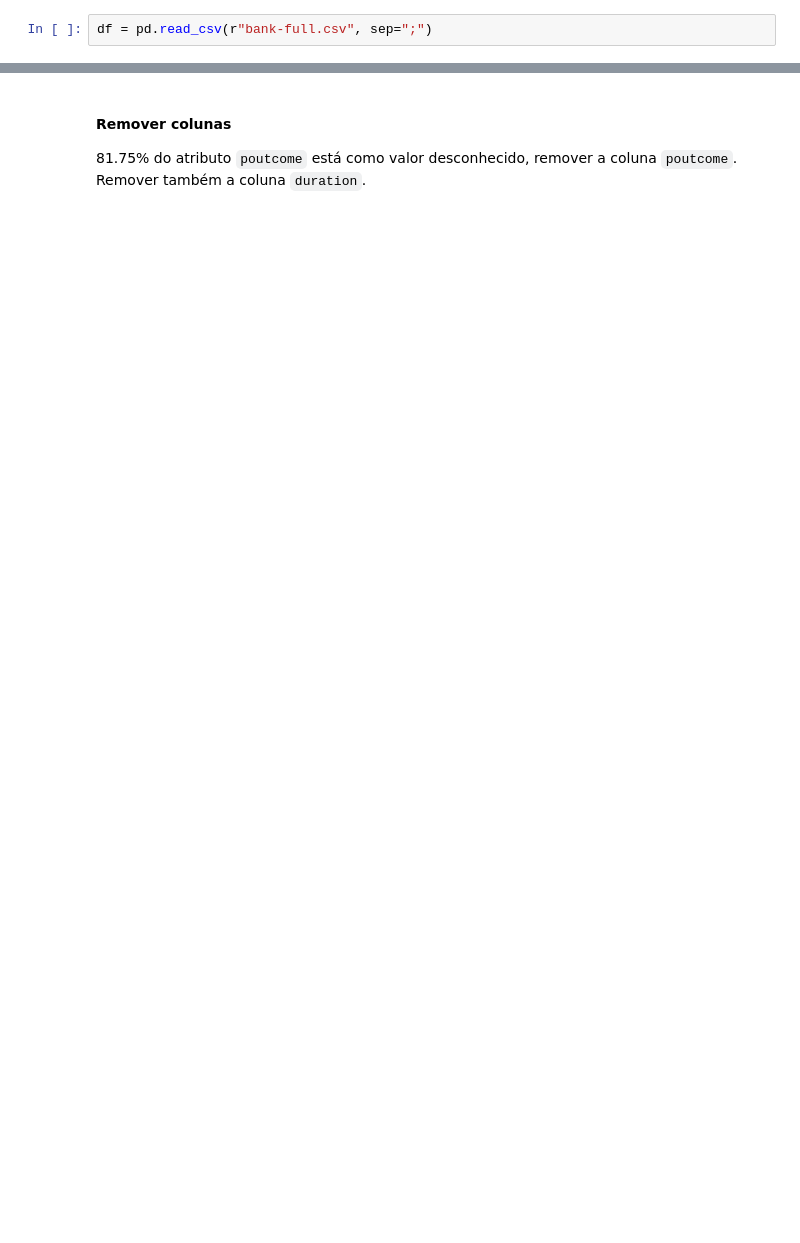
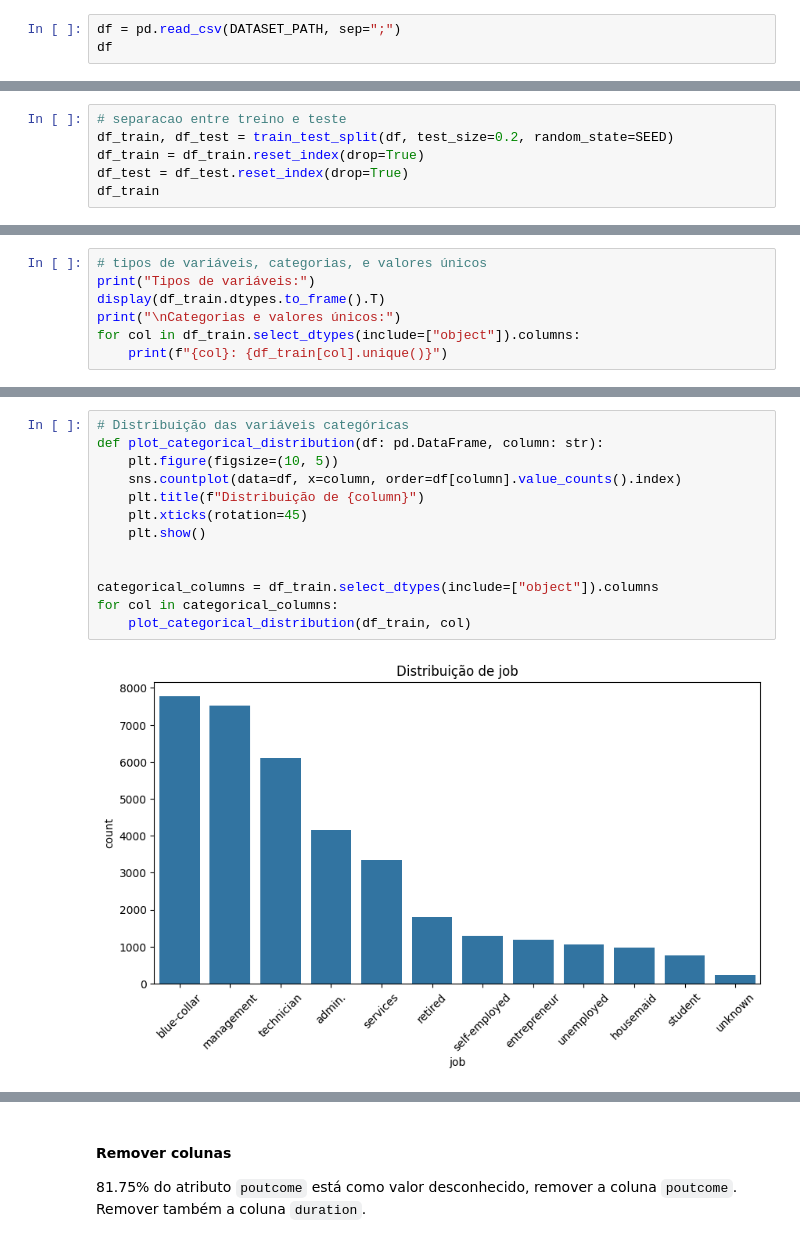
Before and after one commit to felipeoes/bank-marketing, a Jupyter notebook: main.ipynb, the cells around one changed output, grey strips where cells are left out. Drawn from its saved outputs; the diff is of its cells as text; blank space fills up the shorter version.

```diff
--- a/main.ipynb
+++ b/main.ipynb
@@ -16,2 +75,3 @@ from imblearn.over_sampling import SMOTE
 # %%
-df = pd.read_csv(r"bank-full.csv", sep=";")
+df = pd.read_csv(DATASET_PATH, sep=";")
+df
@@ -17,0 +92,6 @@ df = pd.read_csv(r"bank-full.csv", sep=";")
+# %%
+# separacao entre treino e teste
+df_train, df_test = train_test_split(df, test_size=0.2, random_state=SEED)
+df_train = df_train.reset_index(drop=True)
+df_test = df_test.reset_index(drop=True)
+df_train
@@ -17,0 +116,7 @@ df = pd.read_csv(r"bank-full.csv", sep=";")
+# %%
+# tipos de variáveis, categorias, e valores únicos
+print("Tipos de variáveis:")
+display(df_train.dtypes.to_frame().T)
+print("\nCategorias e valores únicos:")
+for col in df_train.select_dtypes(include=["object"]).columns:
+    print(f"{col}: {df_train[col].unique()}")
@@ -17,0 +178,15 @@ df = pd.read_csv(r"bank-full.csv", sep=";")
+# %%
+# Distribuição das variáveis categóricas
+def plot_categorical_distribution(df: pd.DataFrame, column: str):
+    plt.figure(figsize=(10, 5))
+    sns.countplot(data=df, x=column, order=df[column].value_counts().index)
+    plt.title(f"Distribuição de {column}")
+    plt.xticks(rotation=45)
+    plt.show()
+
+
+categorical_columns = df_train.select_dtypes(include=["object"]).columns
+for col in categorical_columns:
+    plot_categorical_distribution(df_train, col)
+# %% [output]
+[figure, added]
```
Also changed, not shown: parts of 55 cells of this notebook, 5 other files.
